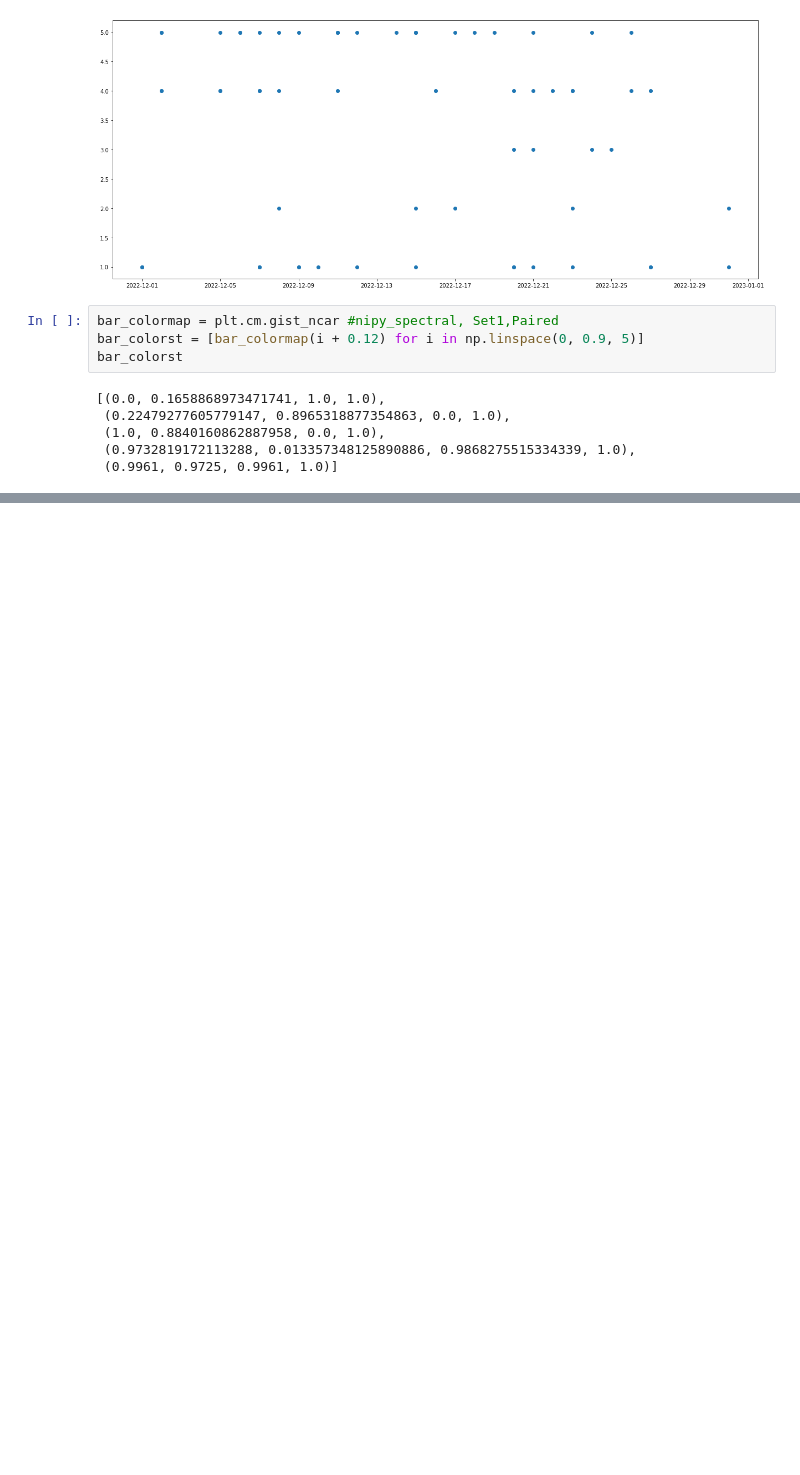
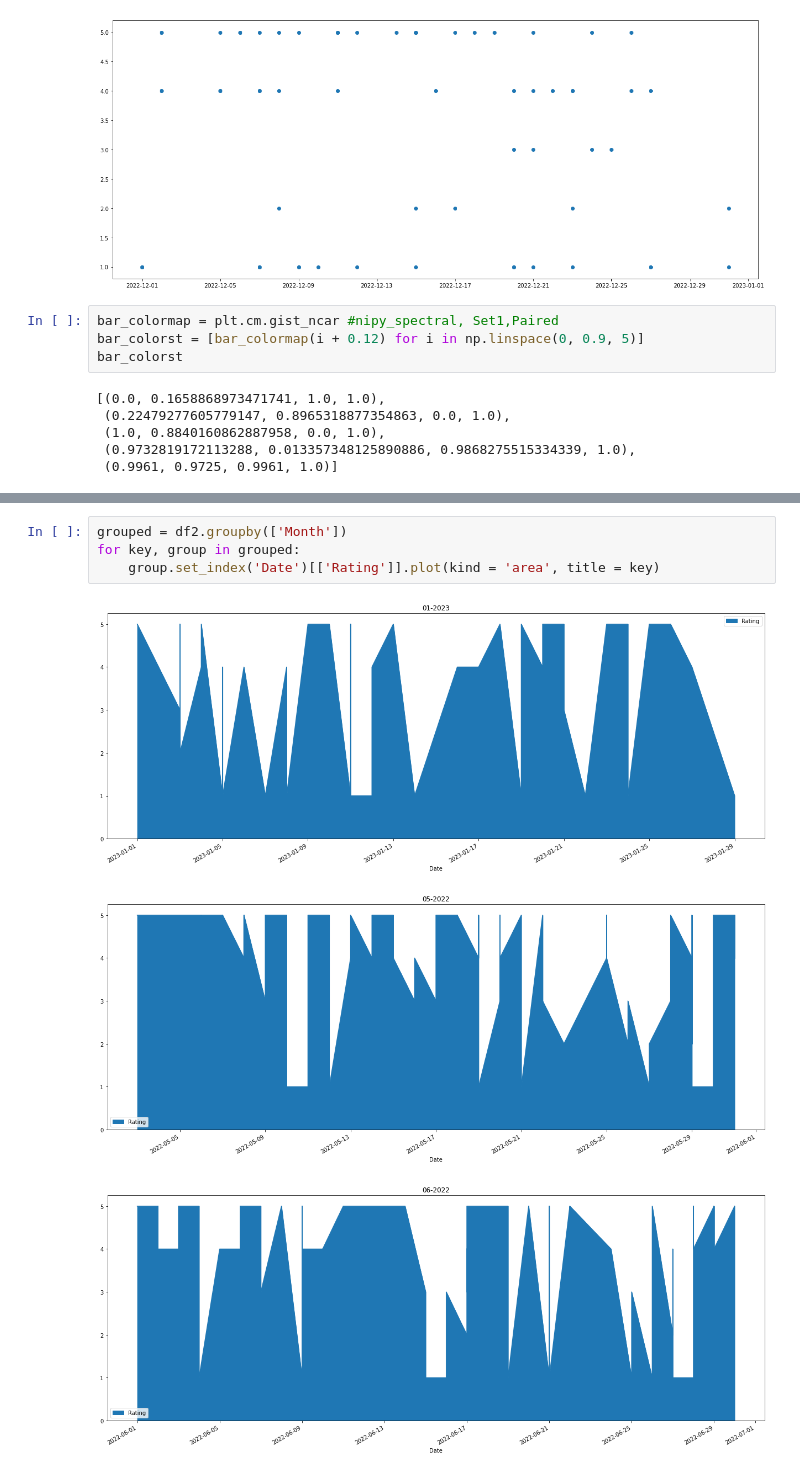
Before and after one commit to one-tonSOUP/Collecting-Amazon-Reviews-and-Analyze, a Jupyter notebook: CollectingReviewsfromAmazon.ipynb, the cells around one changed output, grey strips where cells are left out. Drawn from its saved outputs; the diff is of its cells as text; blank space fills up the shorter version.

```diff
--- a/CollectingReviewsfromAmazon.ipynb
+++ b/CollectingReviewsfromAmazon.ipynb
@@ -640,0 +637,8 @@ with pd.option_context('display.max_rows', None,
+# %%
+grouped = df2.groupby(['Month'])
+for key, group in grouped:
+    group.set_index('Date')[['Rating']].plot(kind = 'area', title = key)
+# %% [output]
+[figure, added]
+[figure, added]
+[figure, added]
```
Also changed, not shown: parts of 11 cells of this notebook.
